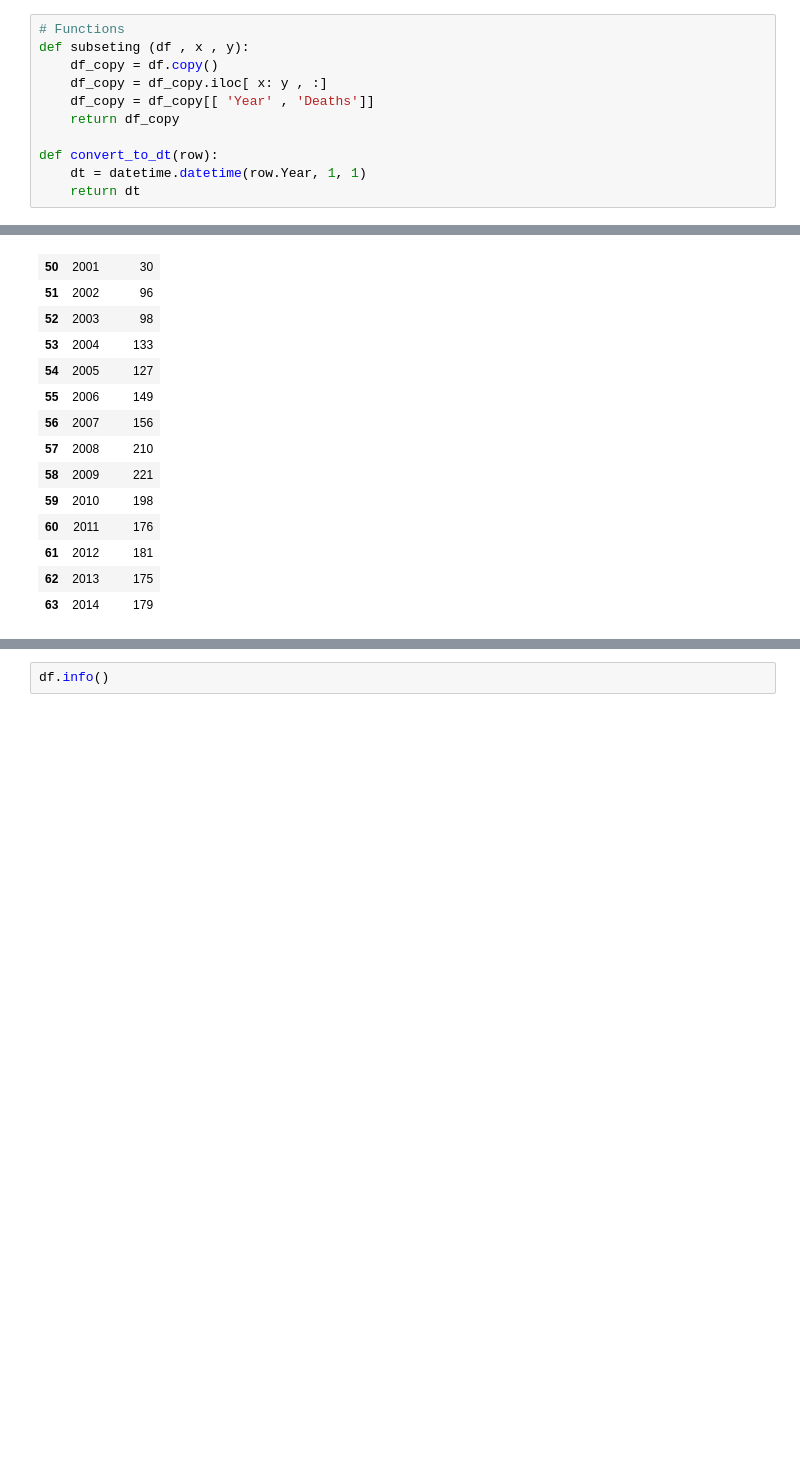
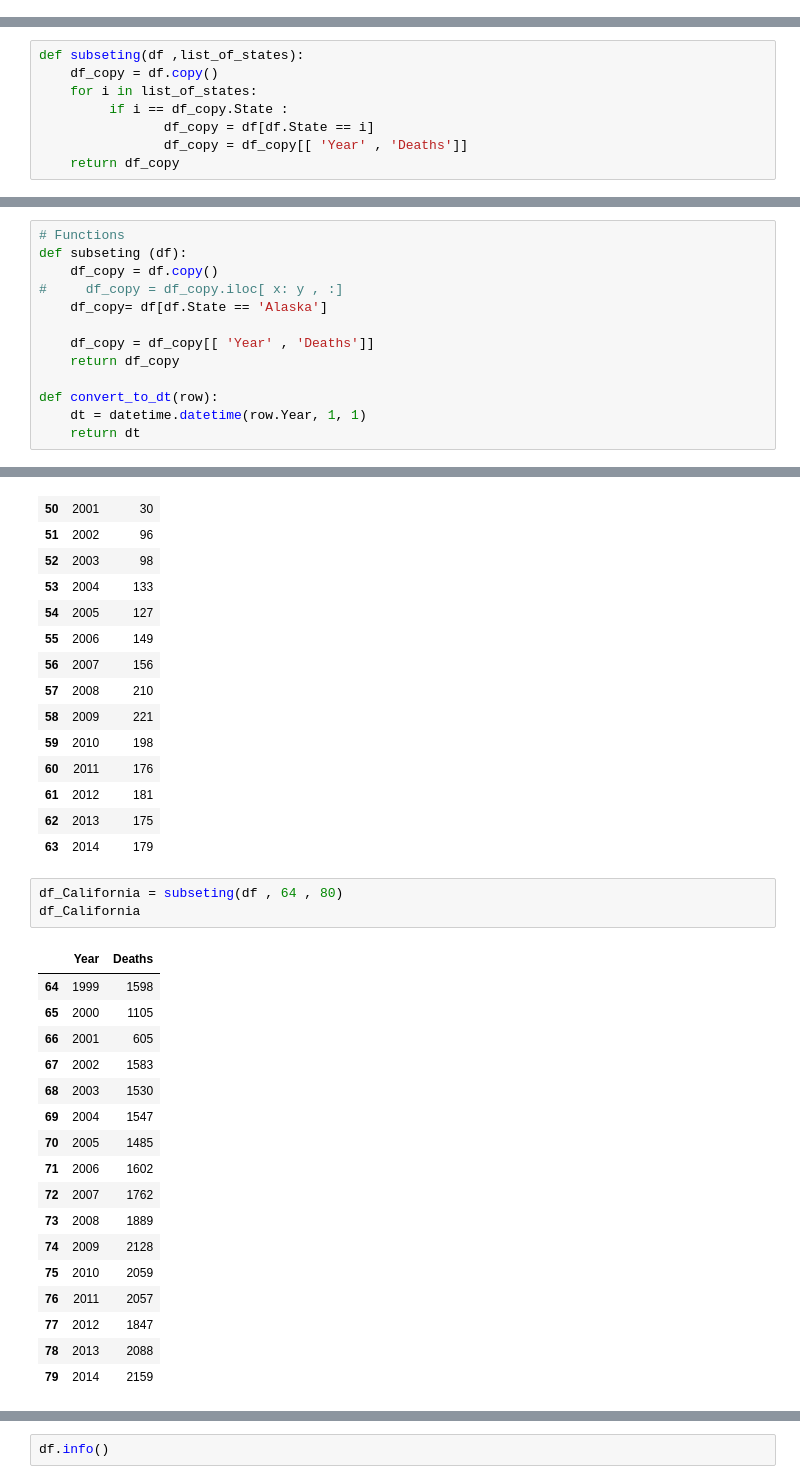
Before and after one commit to Cristinamulas/Final_Project, a Jupyter notebook: Time Series .ipynb, the cells around one changed output, grey strips where cells are left out. Cells and saved outputs as stored; diff of their text form; blank space fills up the shorter version.

```diff
--- a/Time Series .ipynb
+++ b/Time Series .ipynb
@@ -129,11 +109,0 @@ len(df_x.State.unique())
-# %%
-# Functions
-def subseting (df , x , y):
-    df_copy = df.copy()
-    df_copy = df_copy.iloc[ x: y , :]
-    df_copy = df_copy[[ 'Year' , 'Deaths']]
-    return df_copy
-
-def convert_to_dt(row):
-    dt = datetime.datetime(row.Year, 1, 1)
-    return dt
@@ -139,0 +155,8 @@ def convert_to_dt(row):
+# %%
+def subseting(df ,list_of_states):
+    df_copy = df.copy()
+    for i in list_of_states:
+         if i == df_copy.State :
+                df_copy = df[df.State == i]
+                df_copy = df_copy[[ 'Year' , 'Deaths']]
+    return df_copy
@@ -153,0 +252,13 @@ array(['Alabama', 'Alaska', 'Arizona', 'Arkansas', 'California',
+# %%
+# Functions
+def subseting (df):
+    df_copy = df.copy()
+#     df_copy = df_copy.iloc[ x: y , :]
+    df_copy= df[df.State == 'Alaska']
+
+    df_copy = df_copy[[ 'Year' , 'Deaths']]
+    return df_copy
+
+def convert_to_dt(row):
+    dt = datetime.datetime(row.Year, 1, 1)
+    return dt
@@ -235,3 +366,24 @@ df_Arkansas
 | 61 | 2012 | 181 |
 | 62 | 2013 | 175 |
 | 63 | 2014 | 179 |
+# %%
+df_California = subseting(df , 64 , 80)
+df_California
+# %% [output]
+|  | Year | Deaths |
+| 64 | 1999 | 1598 |
+| 65 | 2000 | 1105 |
+| 66 | 2001 | 605 |
+| 67 | 2002 | 1583 |
+| 68 | 2003 | 1530 |
+| 69 | 2004 | 1547 |
+| 70 | 2005 | 1485 |
+| 71 | 2006 | 1602 |
+| 72 | 2007 | 1762 |
+| 73 | 2008 | 1889 |
+| 74 | 2009 | 2128 |
+| 75 | 2010 | 2059 |
+| 76 | 2011 | 2057 |
+| 77 | 2012 | 1847 |
+| 78 | 2013 | 2088 |
+| 79 | 2014 | 2159 |
```
Also changed, not shown: parts of 62 cells of this notebook, 2 other files.
